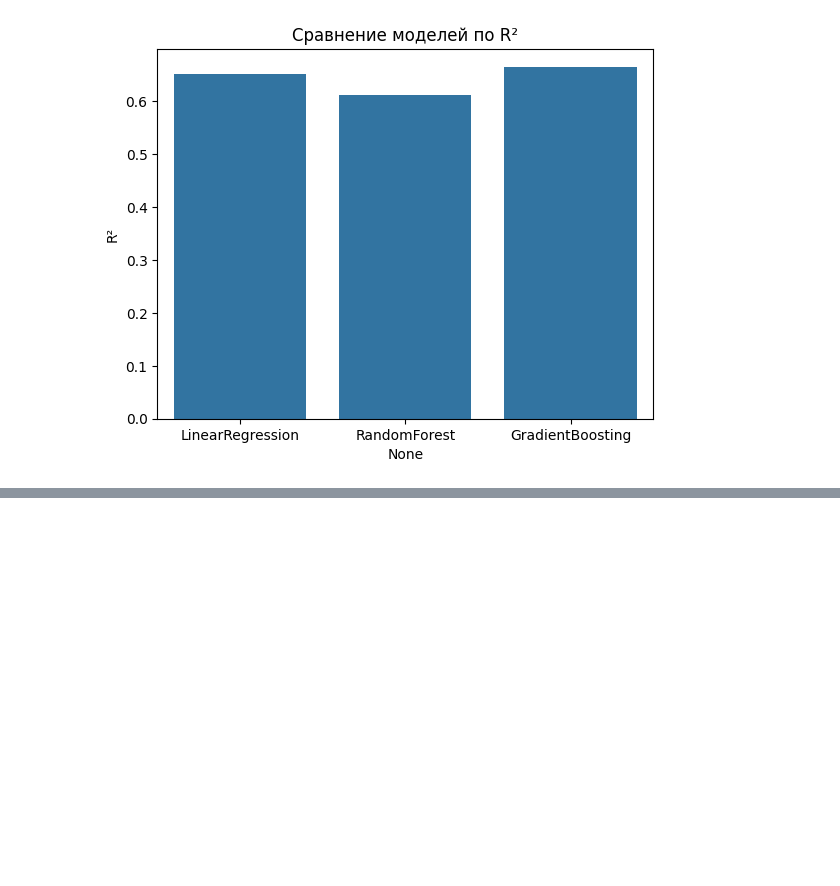
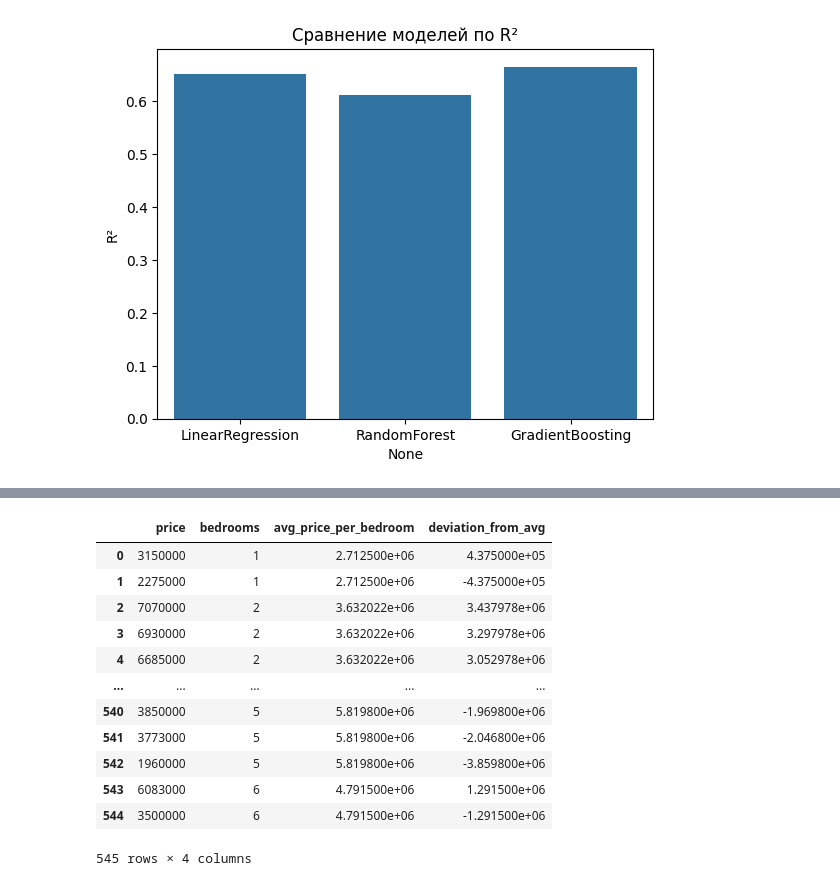
Before and after one commit to kkikosha/economics-data-labs, a Jupyter notebook: housing_project.ipynb, the cells around one changed output, grey strips where cells are left out. Drawn from its saved outputs; the diff is of its cells as text; code cells hidden in the pictures; blank space fills up the shorter version.

```diff
--- a/housing_project.ipynb
+++ b/housing_project.ipynb
@@ -165,0 +296,23 @@ GradientBoosting  1.689379e+12  1.299761e+06  0.665772
+# %%
+query = '''
+SELECT price, bedrooms,
+       AVG(price) OVER (PARTITION BY bedrooms) AS avg_price_per_bedroom,
+       price - AVG(price) OVER (PARTITION BY bedrooms) AS deviation_from_avg
+FROM housing
+ORDER BY bedrooms, deviation_from_avg DESC;
+'''
+pd.read_sql(query, conn)
+# %% [output]
+|  | price | bedrooms | avg_price_per_bedroom | deviation_from_avg |
+| 0 | 3150000 | 1 | 2.712500e+06 | 4.375000e+05 |
+| 1 | 2275000 | 1 | 2.712500e+06 | -4.375000e+05 |
+| 2 | 7070000 | 2 | 3.632022e+06 | 3.437978e+06 |
+| 3 | 6930000 | 2 | 3.632022e+06 | 3.297978e+06 |
+| 4 | 6685000 | 2 | 3.632022e+06 | 3.052978e+06 |
+| ... | ... | ... | ... | ... |
+| 540 | 3850000 | 5 | 5.819800e+06 | -1.969800e+06 |
+| 541 | 3773000 | 5 | 5.819800e+06 | -2.046800e+06 |
+| 542 | 1960000 | 5 | 5.819800e+06 | -3.859800e+06 |
+| 543 | 6083000 | 6 | 4.791500e+06 | 1.291500e+06 |
+| 544 | 3500000 | 6 | 4.791500e+06 | -1.291500e+06 |
+545 rows × 4 columns
```
Also changed, not shown: parts of 25 cells of this notebook.
